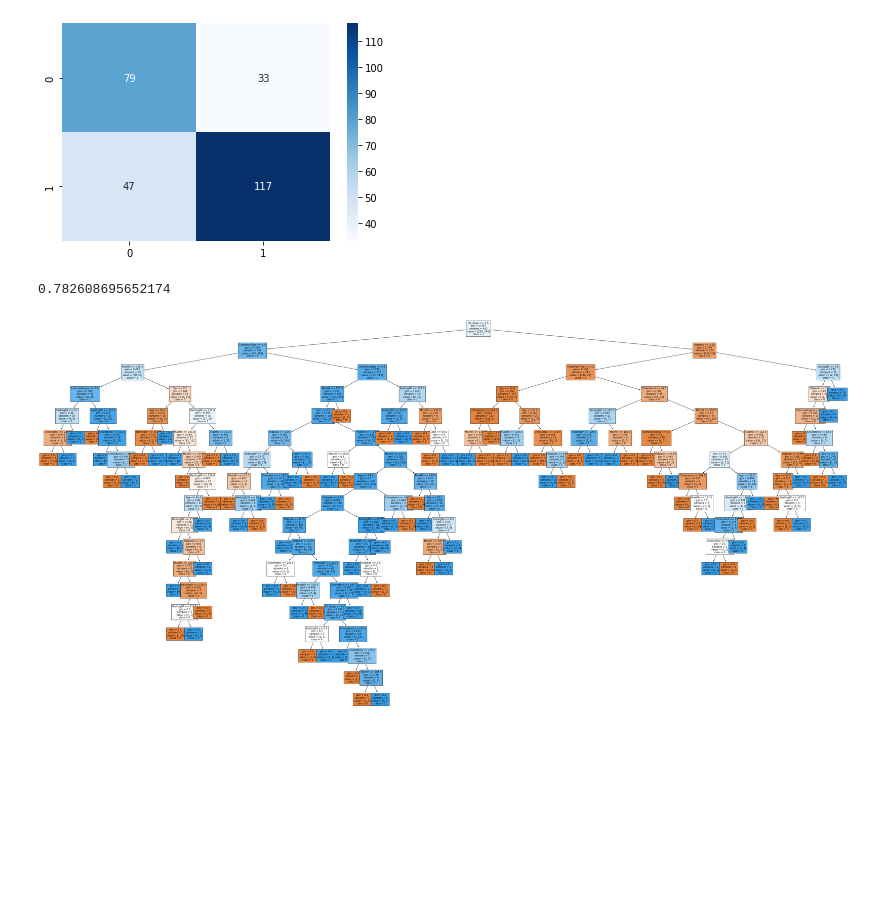
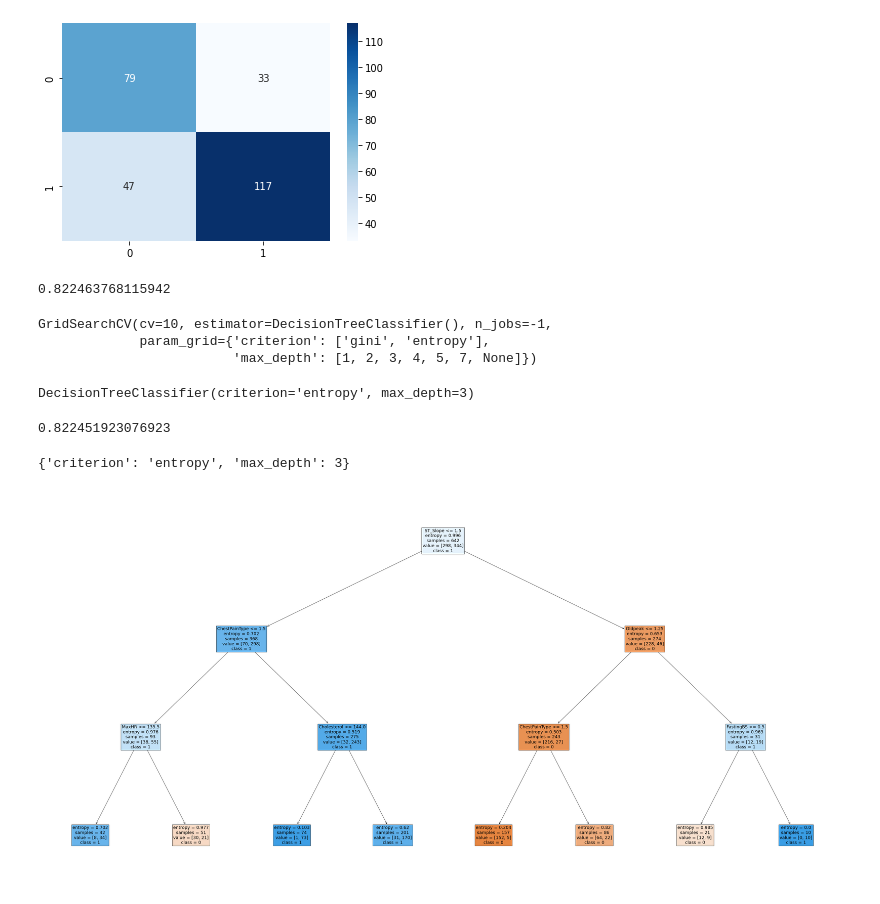
Before and after one commit to Lucas-formation/projet_ml_b3, a Jupyter notebook: ML_Battle.ipynb, the cells around one changed output. Cells and saved outputs as stored; diff of their text form; code cells hidden in the pictures; blank space fills up the shorter version.

Commit message:
grid search implenmentation decision tree

```diff
--- a/ML_Battle.ipynb
+++ b/ML_Battle.ipynb
@@ -128,5 +127,0 @@ plt.show()
-# %%
-model = neighbors.KNeighborsClassifier(n_neighbors=35)
-model.fit(X_train,y_train)
-y_pre = model.predict(X_test)
-accuracy_score(y_test,y_pre)
@@ -147,9 +156,9 @@ from sklearn.tree import export_graphviz
 from IPython.display import Image
 import pydotplus
 # %%
-dtree = DecisionTreeClassifier()
+dtree = DecisionTreeClassifier(criterion='entropy', max_depth= 3)
 dtree.fit(X_train,y_train)
 y_tree_predict = dtree.predict(X_test)
 accuracy_score(y_test,y_tree_predict)
 # %% [output]
-0.782608695652174
+0.822463768115942
@@ -156,7 +170,25 @@ accuracy_score(y_test,y_tree_predict)
+# %%
+grid.fit(X_train,y_train)
+# %% [output]
+GridSearchCV(cv=10, estimator=DecisionTreeClassifier(), n_jobs=-1,
+             param_grid={'criterion': ['gini', 'entropy'],
+                         'max_depth': [1, 2, 3, 4, 5, 7, None]})
+# %%
+grid.best_estimator_
+# %% [output]
+DecisionTreeClassifier(criterion='entropy', max_depth=3)
+# %%
+grid.best_score_
+# %% [output]
+0.822451923076923
+# %%
+grid.best_params_
+# %% [output]
+{'criterion': 'entropy', 'max_depth': 3}
 # %%
 fig = plt.figure(figsize=(60,30))
 sklearn.tree.plot_tree(dtree,class_names=['0','1'],feature_names=x.columns,
-                   filled=True,fontsize=10)
+                   filled=True,fontsize=18)
 fig.savefig("decistion_tree.png")
 # %% [output]
-[figure, old version]
+[figure, new version]
```
Also changed, not shown: parts of 7 cells of this notebook.
